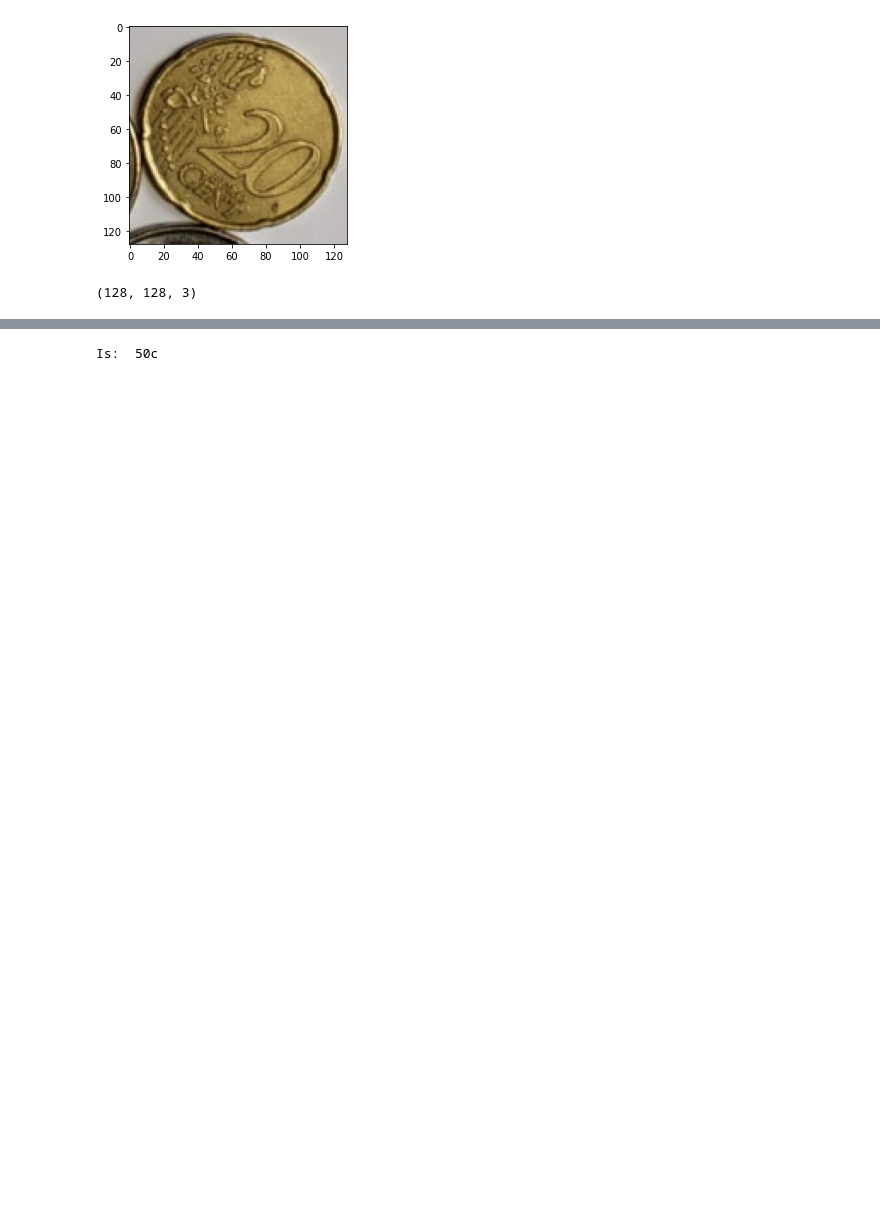
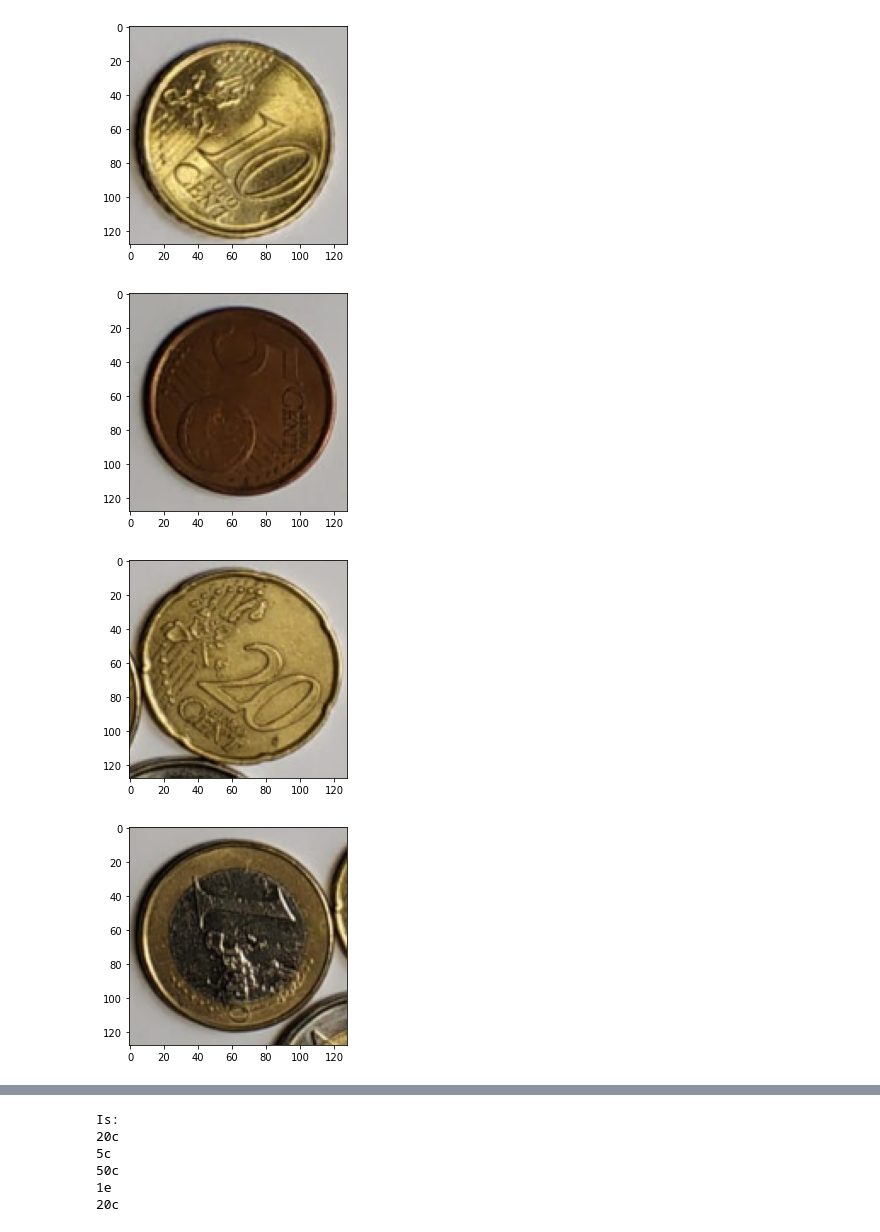
Before and after one commit to Migran99/EURO-Coin-Detector, a Jupyter notebook: notebooks/testANN.ipynb, the cells around one changed output, grey strips where cells are left out. Saved outputs shown, nothing was run; the diff lists cells and outputs as text; code cells hidden in the pictures; blank space fills up the shorter version.

```diff
--- a/notebooks/testANN.ipynb
+++ b/notebooks/testANN.ipynb
@@ -34,12 +34,15 @@ print(results)
 # %%
-coin = np.asarray(cv2.imread("../images/coin2.png"))
-#coin = cv2.cvtColor(coin, cv2.COLOR_BGR2RGB)
-coin = cv2.resize(coin, (128,128))
-plt.imshow(cv2.cvtColor(coin, cv2.COLOR_BGR2RGB))
-plt.show()
-print(coin.shape)
 to_predict = []
-to_predict.append(coin)
+for c in range(5):
+    coin = np.asarray(cv2.imread("../images/coin{}.png".format(c)))
+    #coin = cv2.cvtColor(coin, cv2.COLOR_BGR2RGB)
+    coin = cv2.resize(coin, (128,128))
+    plt.imshow(cv2.cvtColor(coin, cv2.COLOR_BGR2RGB))
+    plt.show()
+    #print(coin.shape)
+    to_predict.append(coin)
 # %% [output]
-[figure, old version]
+[figure, new version]
-(128, 128, 3)
+[figure, added]
+[figure, added]
+[figure, added]
@@ -46,7 +50,14 @@ to_predict.append(coin)
 # %%
 predictions = model.predict(np.asarray(to_predict))
-result = np.where(predictions == np.amax(predictions))
+result = [np.where(predictions[i] == np.amax(predictions[i]))[0][0] for i in range(len(predictions))]
 CATEGORIES = ['1c', '1e', '2c','2e','5c','10c','20c','50c']
-print("Is: ", CATEGORIES[result[1][0]])
+print("Is: ")
+for i in result:
+    print(CATEGORIES[i])
 # %% [output]
-Is:  50c
+Is:
+20c
+5c
+50c
+1e
+20c
```
Also changed, not shown: parts of 2 cells of this notebook.
